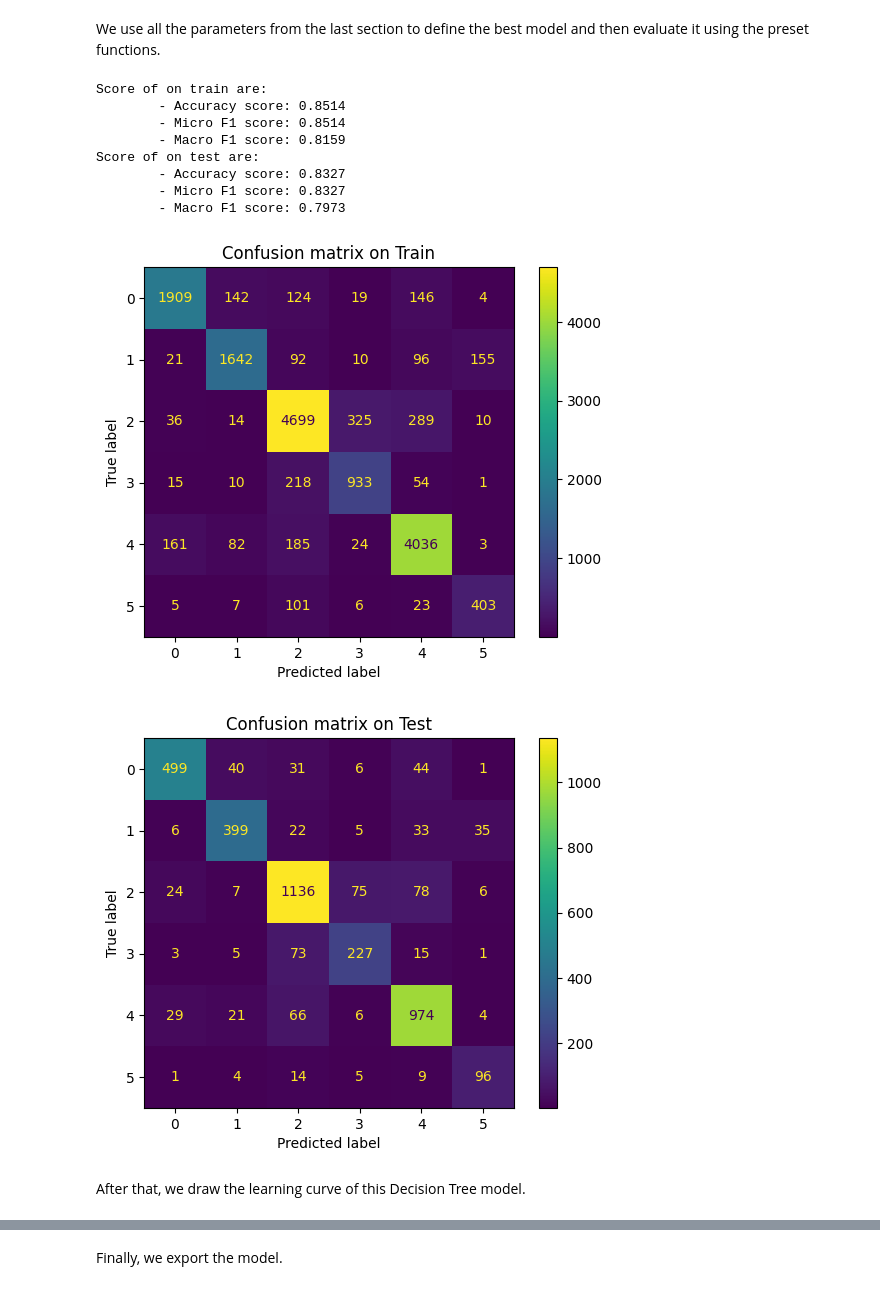
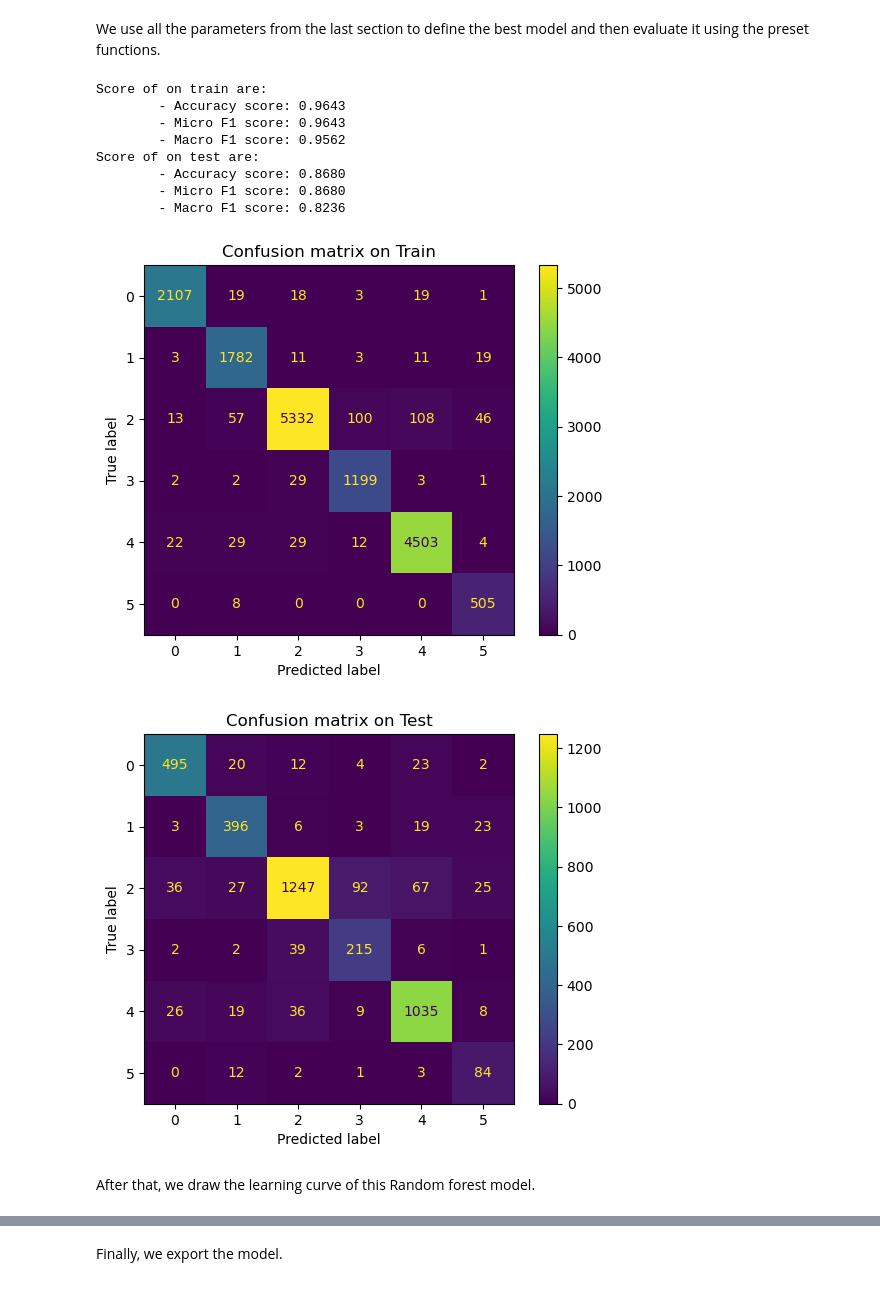
Before and after one commit to auphong2707/emotion-dectection-from-text, a Jupyter notebook: Random Forest.ipynb, the cells around one changed output, grey strips where cells are left out. Drawn from its saved outputs; the diff is of its cells as text; code cells hidden in the pictures.

Commit message:
Random forest BoW L1

```diff
--- a/Random Forest.ipynb
+++ b/Random Forest.ipynb
@@ -261,10 +308,11 @@ We repeat this process again, this time with the domain narrowed down.
 # %%
 dict_param = {
     'max_depth' : np.asarray([1000, 2000, 5000]),
-    'min_samples_split': np.asarray([500, 1000, 2000]),
-    'min_samples_leaf': np.asarray([i for i in range(1, 10, 2)])
+    'min_samples_split': np.asarray([25, 200, 1000]),
+    'min_samples_leaf': np.arange(1, 4),
+    'max_features': np.asarray([50, 100, 200]),
 }
 
-grid_search = GridSearchCV(RandomForestClassifier(), dict_param, cv = 5, n_jobs=8)
+grid_search = GridSearchCV(RandomForestClassifier(), dict_param, cv = 5, n_jobs=5)
 grid_search.fit(X_train, y_train)
 # %% [output]
@@ -304,18 +346,0 @@ We further examine by plotting the performance of this model in the range $(100,
-# %%
-# Setting the max_leaf_nodes range
-max_leaf_nodes_list = [i for i in range(100, 251, 15)]
-trs_list = list()
-cvs_list = list()
-
-for max_leaf_nodes in max_leaf_nodes_list:
-  # Define model for each k
-  rf_model = RandomForestClassifier(max_depth=2000, min_samples_leaf=3,
-                       min_samples_split=500, max_leaf_nodes=max_leaf_nodes)
-  rf_model.fit(X_train, y_train)
-
-  # Calculate the cross validation score
-  train_score = accuracy_score(y_train, rf_model.predict(X_train))
-  cv_score = np.mean(cross_val_score(rf_model, X_train, y_train, cv=5, n_jobs=8))
-
-  trs_list.append(train_score)
-  cvs_list.append(cv_score)
@@ -345,10 +346,0 @@ After all the plotting, we use GridSearchCV to find the best value for it.
-# %%
-dict_param = {'max_leaf_nodes': [i for i in range(200, 251, 5)]}
-best_max_leaf_nodes = GridSearchCV(RandomForestClassifier(max_depth=2000, min_samples_leaf=3,
-                       min_samples_split=500, max_leaf_nodes=max_leaf_nodes), param_grid = dict_param, n_jobs = -1, cv = 10, scoring = 'accuracy')
-
-best_max_leaf_nodes.fit(X_train, y_train)
-
-print("Best max leaf nodes parameter for decision tree:", best_max_leaf_nodes.best_params_)
-data_best_max_leaf_nodes_y = best_max_leaf_nodes.predict(X_test)
-print("Accuracy of that model:", accuracy_score(data_best_max_leaf_nodes_y, y_test))
@@ -362,24 +349,23 @@ So, the best ***max_leaf_nodes*** parameter is $250$.
 # %% [markdown]
 We use all the parameters from the last section to define the best model and then evaluate it using the preset functions.
 # %%
-best_rf_model = RandomForestClassifier(max_depth=2000, min_samples_leaf=3,
-                       min_samples_split=500, max_leaf_nodes=250)
+best_rf_model = RandomForestClassifier(max_depth=1000, max_features=100, min_samples_split=25)
 best_rf_model.fit(X_train, y_train)
 
 evaluate_model(best_rf_model, X_train, X_test, y_train, y_test, include_training=True)
 # %% [output]
 Score of on train are:
-        - Accuracy score: 0.8514
-        - Micro F1 score: 0.8514
-        - Macro F1 score: 0.8159
+        - Accuracy score: 0.9643
+        - Micro F1 score: 0.9643
+        - Macro F1 score: 0.9562
 Score of on test are:
-        - Accuracy score: 0.8327
-        - Micro F1 score: 0.8327
-        - Macro F1 score: 0.7973
+        - Accuracy score: 0.8680
+        - Micro F1 score: 0.8680
+        - Macro F1 score: 0.8236
-[figure, old version]
+[figure, new version]
-[figure, old version]
+[figure, new version]
 # %% [markdown]
-After that, we draw the learning curve of this Decision Tree model.
+After that, we draw the learning curve of this Random forest model.
 # %%
 draw_learning_curve(best_rf_model, X_train, y_train)
 # %% [output]
```
Also changed, not shown: parts of 20 cells of this notebook, 2 other files.
